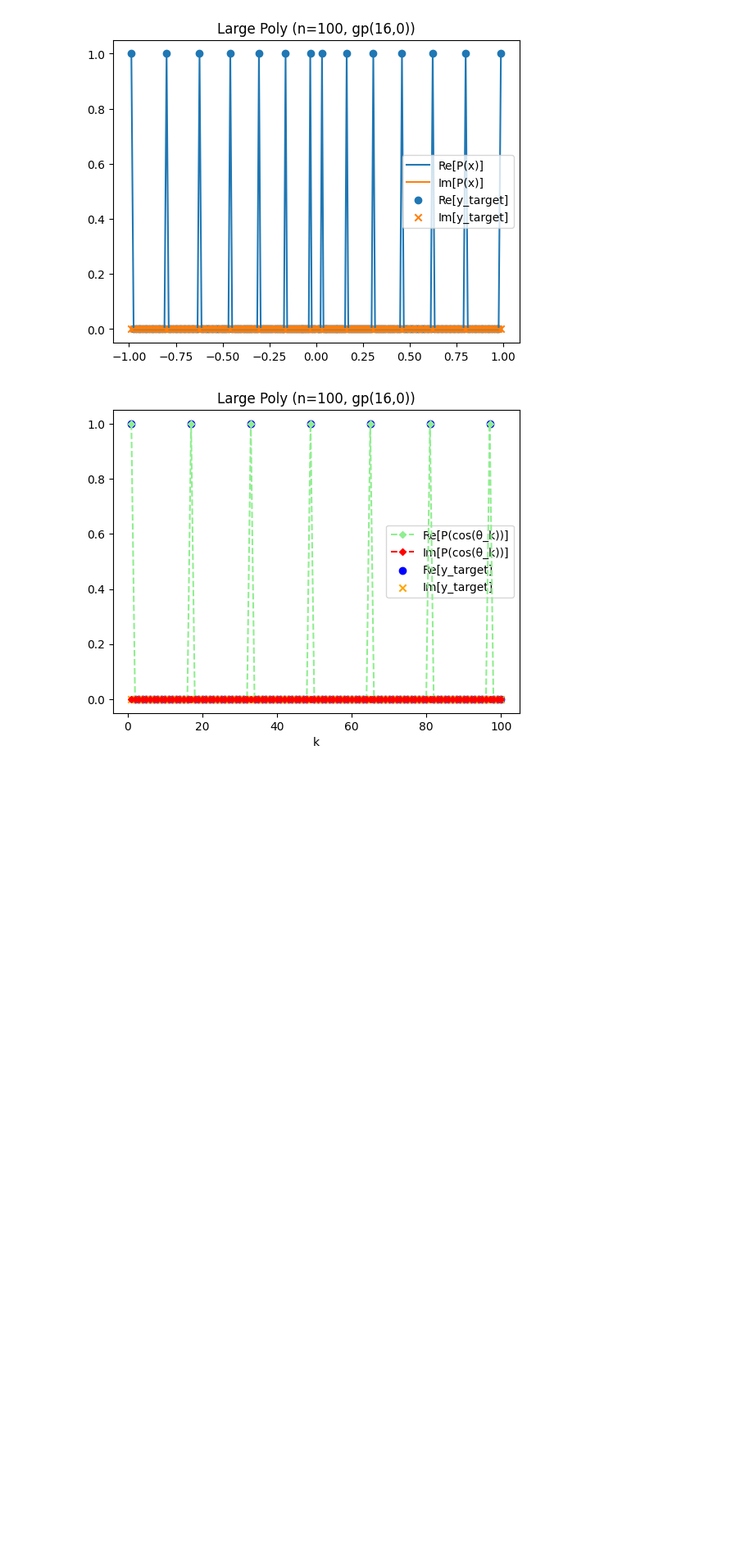
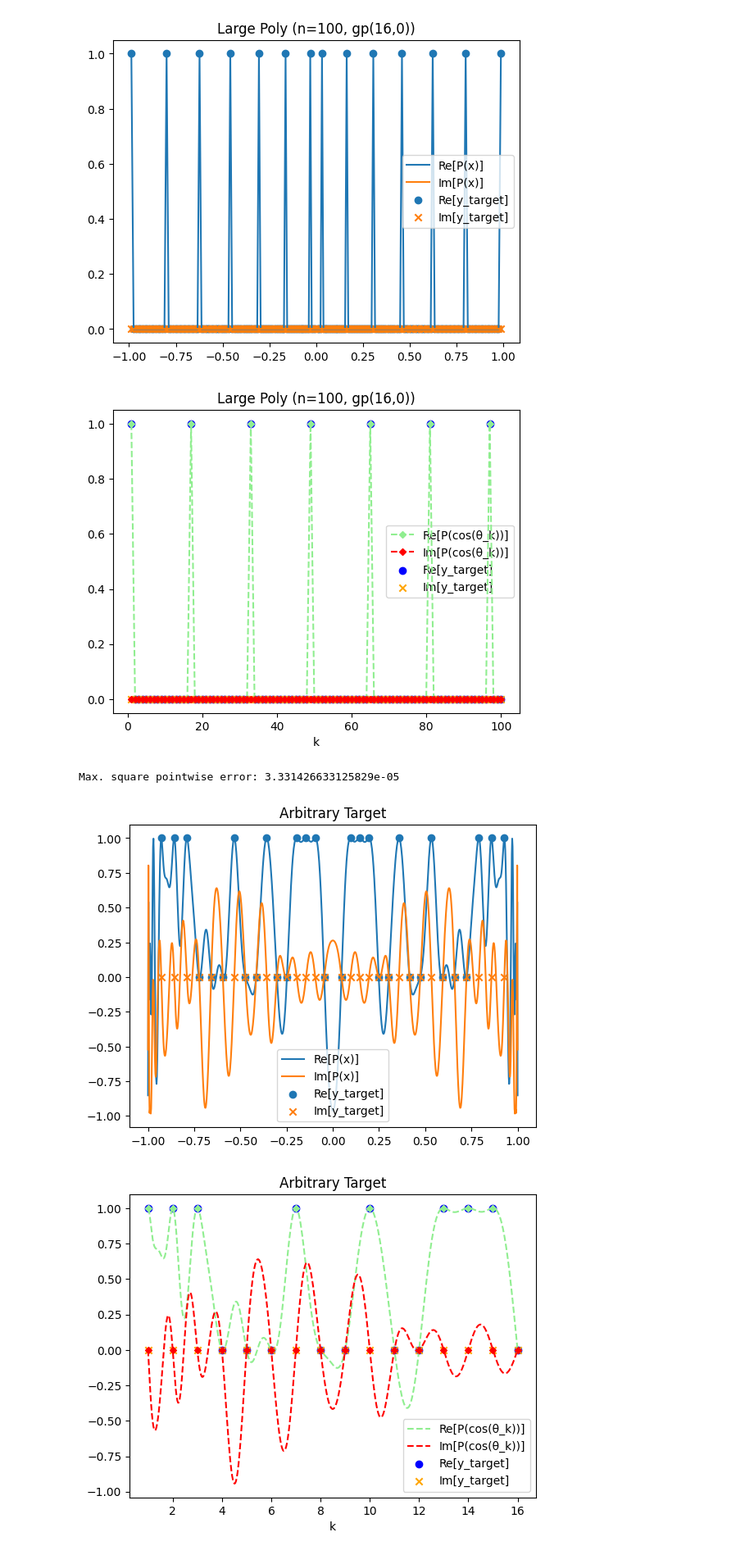
Before and after one commit to JakobTinhofer/QSP-Bt, a Jupyter notebook: ex3_rs.ipynb, the cells around one changed output. Shown at 82% size. Saved outputs shown, nothing was run; the diff lists cells and outputs as text; code cells hidden in the pictures; blank space fills up the shorter version.

Commit message:
add solve_poly example with arbitrary target

```diff
--- a/ex3_rs.ipynb
+++ b/ex3_rs.ipynb
@@ -165,3 +165,10 @@ SolveResult(cost=1.637e-10, n_phases=1281, total_phase=3485.2314754677504, itera
 Max. square pointwise error: 6.494150986956484e-06
 [figure]
 [figure]
+# %%
+result = qsp.solve_poly([1,1,1,0,0,0,1,0,0,1,0,0,1,1,1,0])
+full_eval(result, title="Arbitrary Target")
+# %% [output]
+Max. square pointwise error: 3.331426633125829e-05
+[figure, added]
+[figure, added]
```
Also changed, not shown: parts of 2 cells of this notebook.
